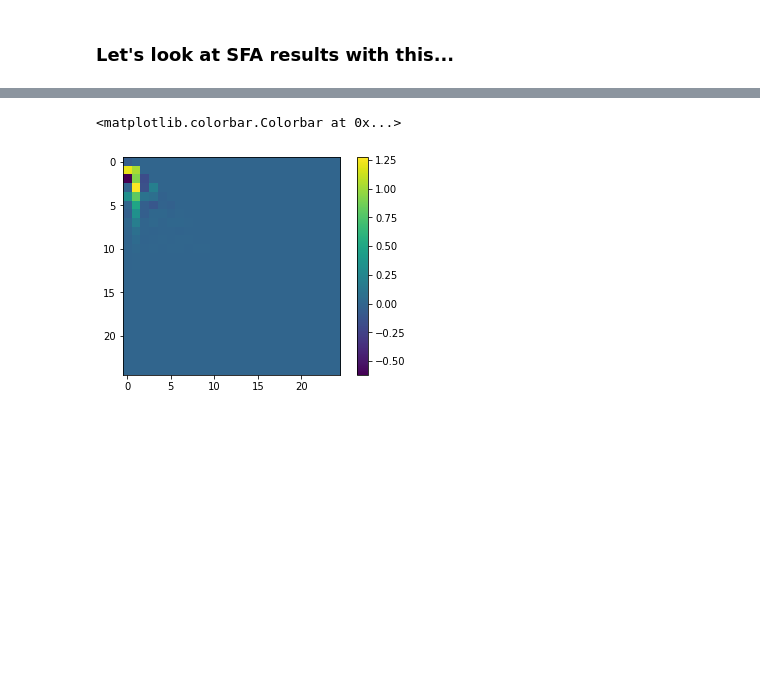
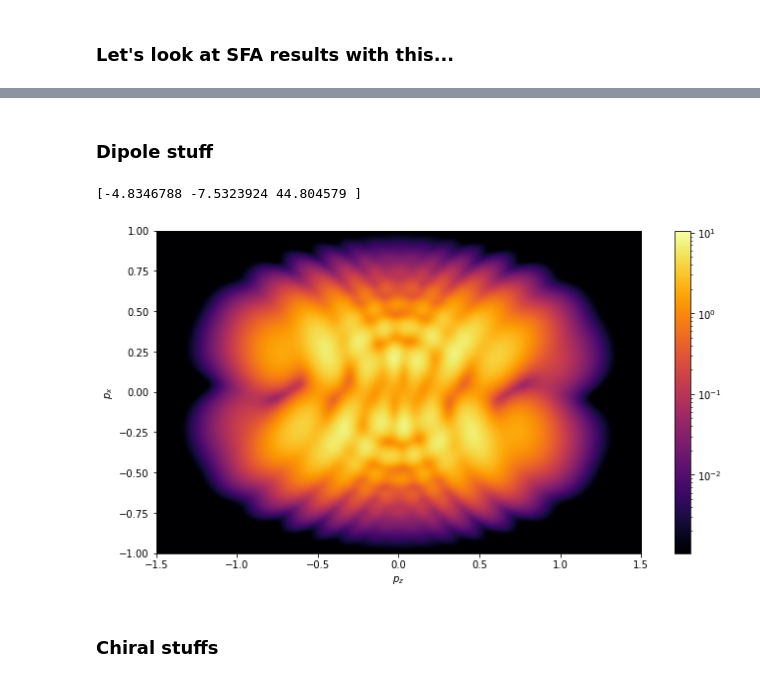
Before and after one commit to EmilHansen1/SFA_OAM_Linear, a Jupyter notebook: molecule_matching.ipynb, the cells around one changed output, grey strips where cells are left out. Saved outputs shown, nothing was run; the diff lists cells and outputs as text; code cells hidden in the pictures; blank space fills up the shorter version.

Commit message:
Stuff and things

```diff
--- a/molecule_matching.ipynb
+++ b/molecule_matching.ipynb
@@ -147,6 +162,17 @@ plot_M_grid(M_grid, px_list, pz_list, log=False)
-# %%
-plt.imshow(np.real(clm_array[0]), interpolation='None')
-plt.colorbar()
-# %% [output]
-<matplotlib.colorbar.Colorbar at 0x...>
-[figure, removed]
+# %% [markdown]
+### Dipole stuff
+# %%
+alpha_list = np.array([-4.8346788E+00, -7.5323924E+00, 4.4804579E+01])
+print(alpha_list)
+# %% [output]
+[-4.8346788 -7.5323924 44.804579 ]
+# %%
+SP_dip = SFA_Lin.SFALinearPulse(Ip, Up, omega, 2, CEP, target_="dipole2")
+# %%
+M_grid_dip = np.array(pool.starmap(SP_dip.Mxz_List, zip(pxGrid, repeat(py), pzGrid, repeat(clm_array), repeat(alpha_list))))
+# %%
+plot_M_grid(M_grid_dip, px_list, pz_list, log=True)
+# %% [output]
+[figure, added]
+# %% [markdown]
+### Chiral stuffs
```
Also changed, not shown: parts of 24 cells of this notebook, 1 other file.
